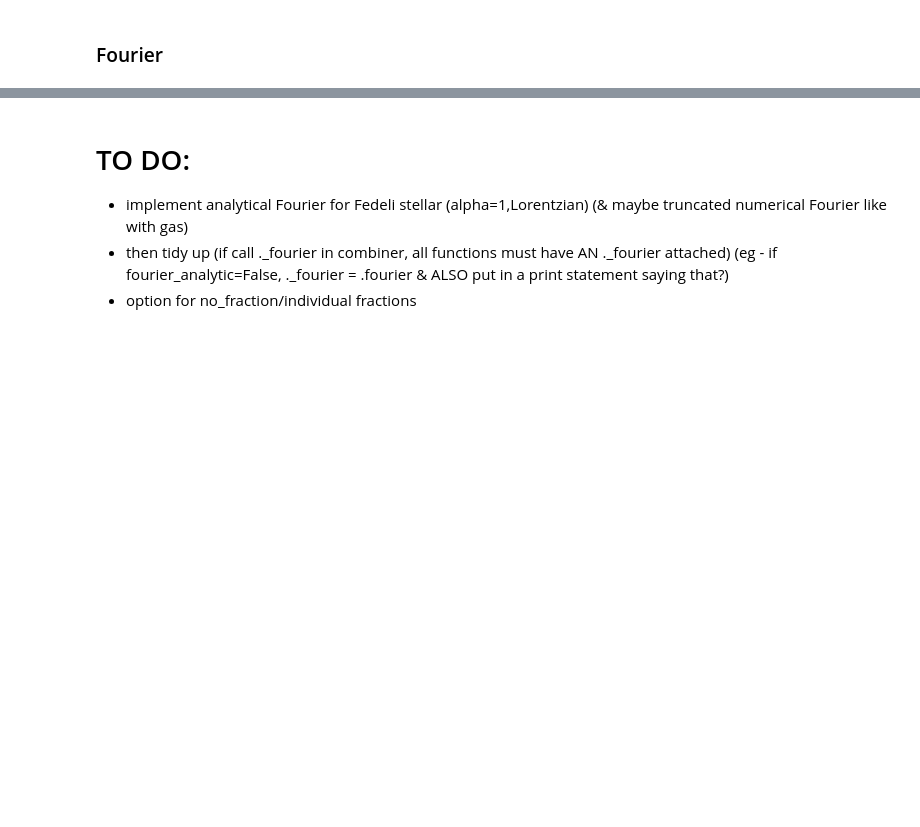
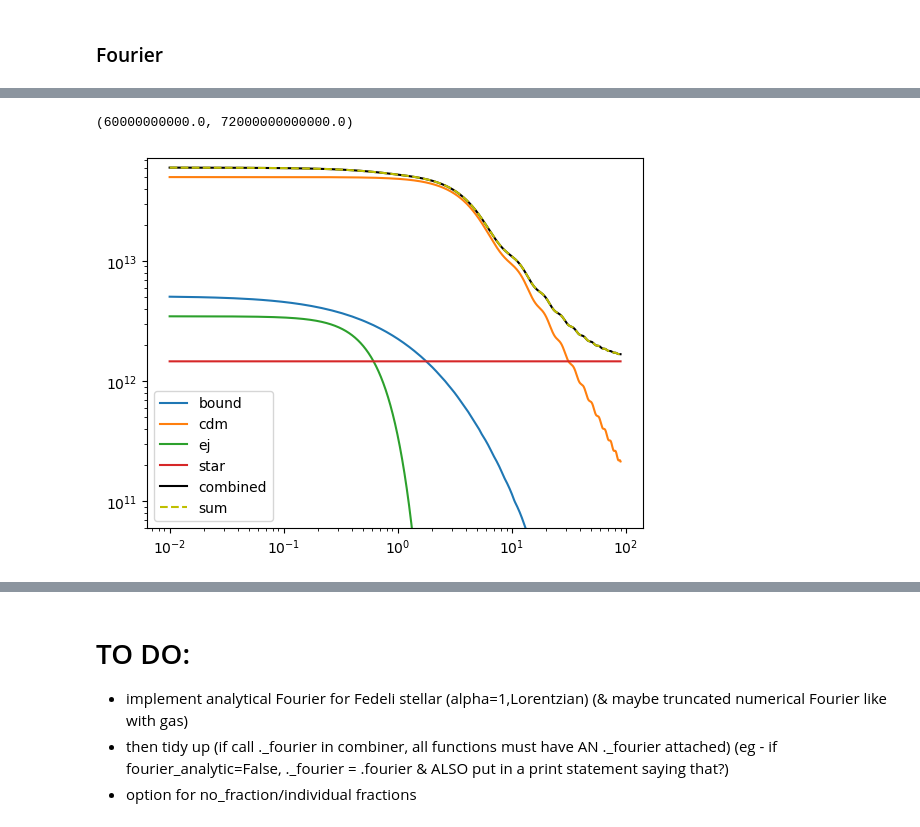
Before and after one commit to Catherine-Lambe/Oxford-Internship-Practices, a Jupyter notebook: Combiner/Combiner_Class_1.ipynb, the cells around one changed output, grey strips where cells are left out. Cells and saved outputs as stored; diff of their text form; code cells hidden in the pictures; blank space fills up the shorter version.

```diff
--- a/Combiner/Combiner_Class_1.ipynb
+++ b/Combiner/Combiner_Class_1.ipynb
@@ -135,0 +136,19 @@ AttributeError: 'StellarProfileSAM' object has no attribute '_fourier'
+# %%
+proflist = [bcm_bd_profile, bcm_cdm_profile, bcm_ej_profile, bcm_stel_profile]
+comb = Combiner.CombinerClass(proflist)
+# %%
+fouriers = [prof.fourier(trial_cosmo, trial_k, trial_M, 1) for prof in proflist]
+# %%
+fourier_comb = comb.fourier(trial_cosmo, trial_k, trial_M, 1)
+# %%
+labels = ['bound', 'cdm', 'ej', 'star']
+for f, lab in zip(fouriers, labels):
+    plt.plot(trial_k, f[1], '-', label=lab)
+plt.plot(trial_k, fourier_comb[1], 'k-', label='combined')
+plt.plot(trial_k, np.sum(np.array(fouriers)[:, 1, :], axis=0), 'y--', label='sum')
+plt.loglog()
+plt.legend()
+plt.ylim([1E-3*trial_M[1], 1.2*trial_M[1]])
+# %% [output]
+(60000000000.0, 72000000000000.0)
+[figure, added]
```
Also changed, not shown: parts of 11 cells of this notebook, 3 other files.
